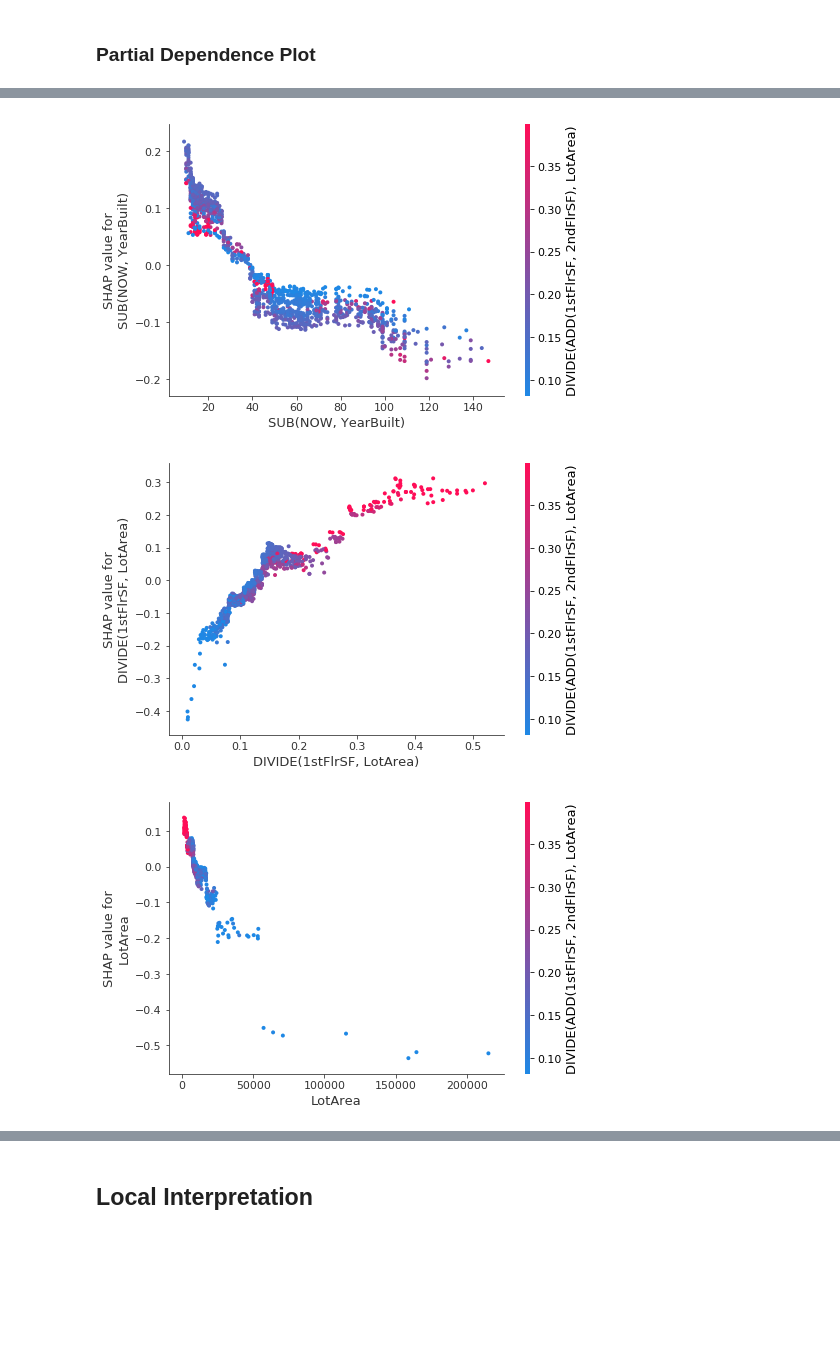
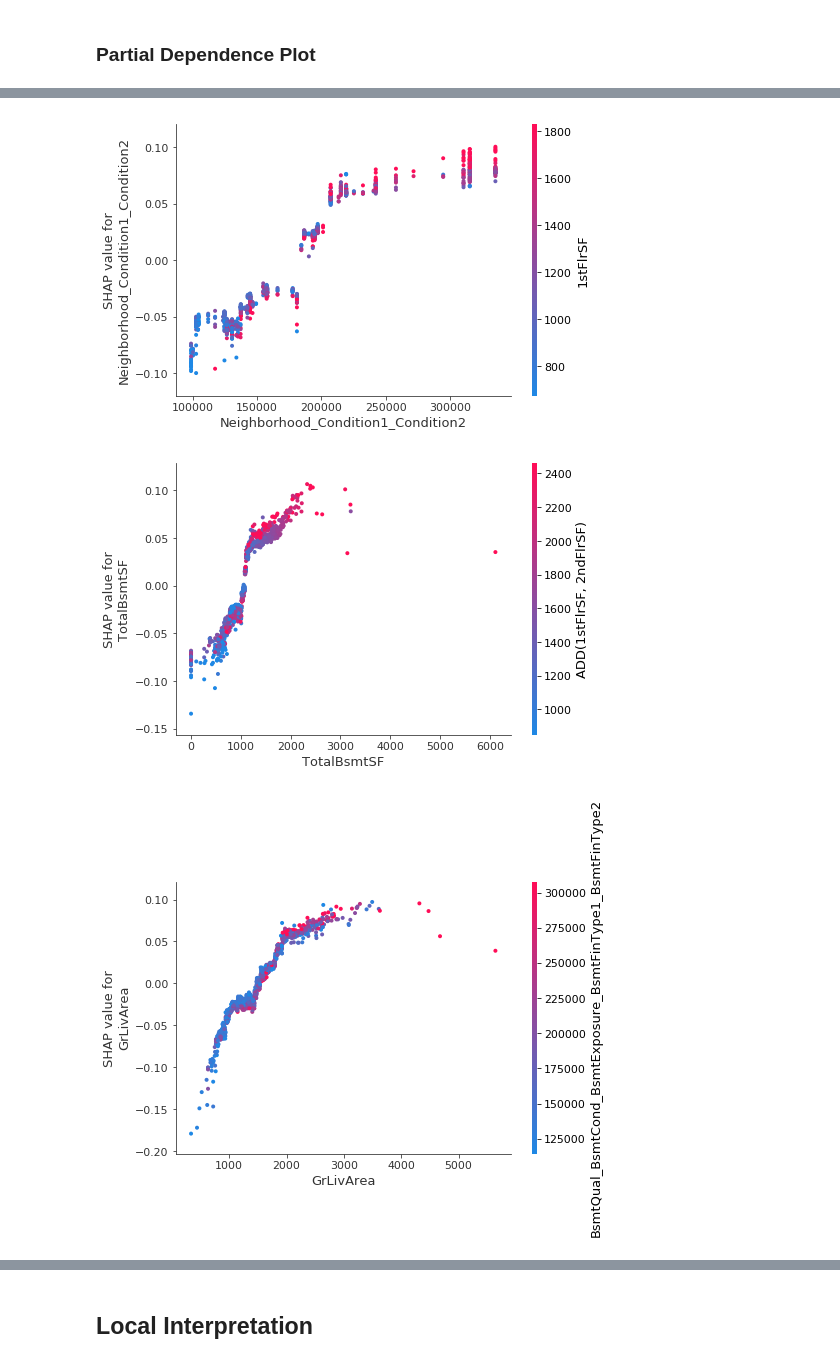
Before and after one commit to JYLFamily/Interpert_Machine_Learning, a Jupyter notebook: 20190124/GbcInterpert.ipynb, the cells around one changed output, grey strips where cells are left out. Drawn from its saved outputs; the diff is of its cells as text; code cells hidden in the pictures; blank space fills up the shorter version.

```diff
--- a/20190124/GbcInterpert.ipynb
+++ b/20190124/GbcInterpert.ipynb
@@ -63,12 +67,12 @@ shap.dependence_plot("DIVIDE(ADD(1stFlrSF, 2ndFlrSF), LotArea)", shap_values, tr
 # %%
-shap.dependence_plot("SUB(NOW, YearBuilt)", shap_values, train_feature)
+shap.dependence_plot("Neighborhood_Condition1_Condition2", shap_values, train_feature)
 # %% [output]
-[figure, old version]
+[figure, new version]
 # %%
-shap.dependence_plot("DIVIDE(1stFlrSF, LotArea)", shap_values, train_feature)
+shap.dependence_plot("TotalBsmtSF", shap_values, train_feature)
 # %% [output]
-[figure, old version]
+[figure, new version]
 # %%
-shap.dependence_plot("LotArea", shap_values, train_feature)
+shap.dependence_plot("GrLivArea", shap_values, train_feature)
 # %% [output]
-[figure, old version]
+[figure, new version]
```
Also changed, not shown: parts of 12 cells of this notebook, 4 other files.
